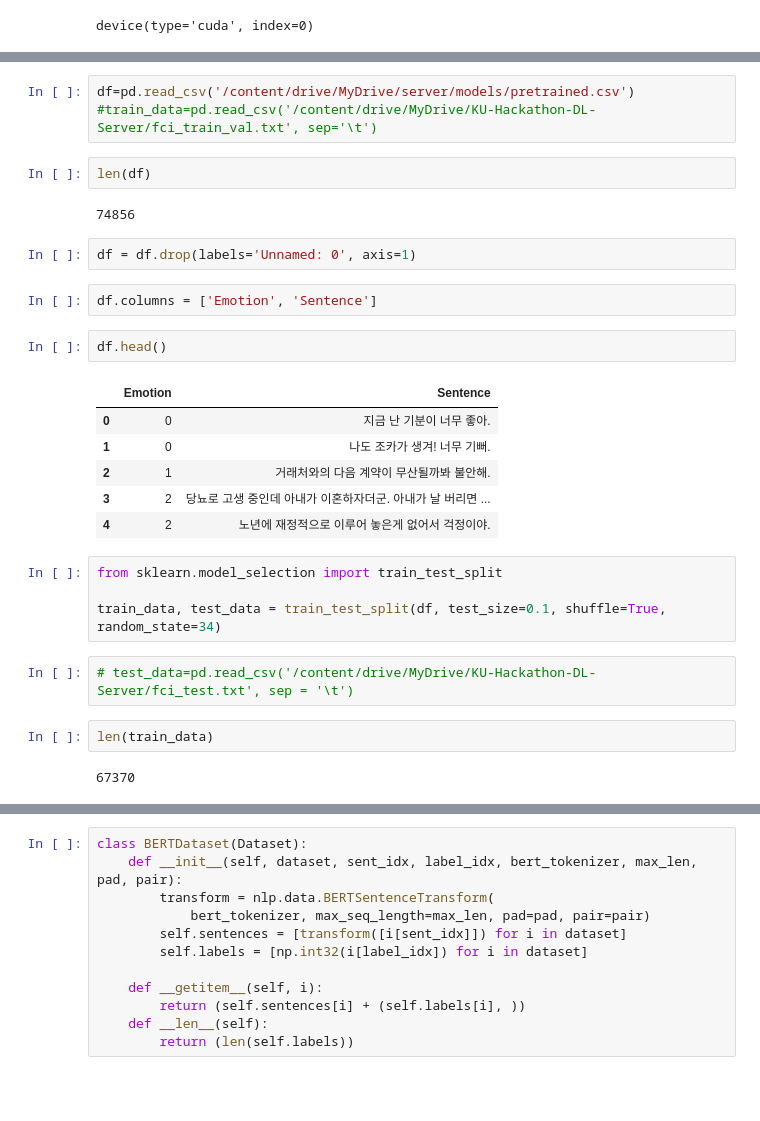
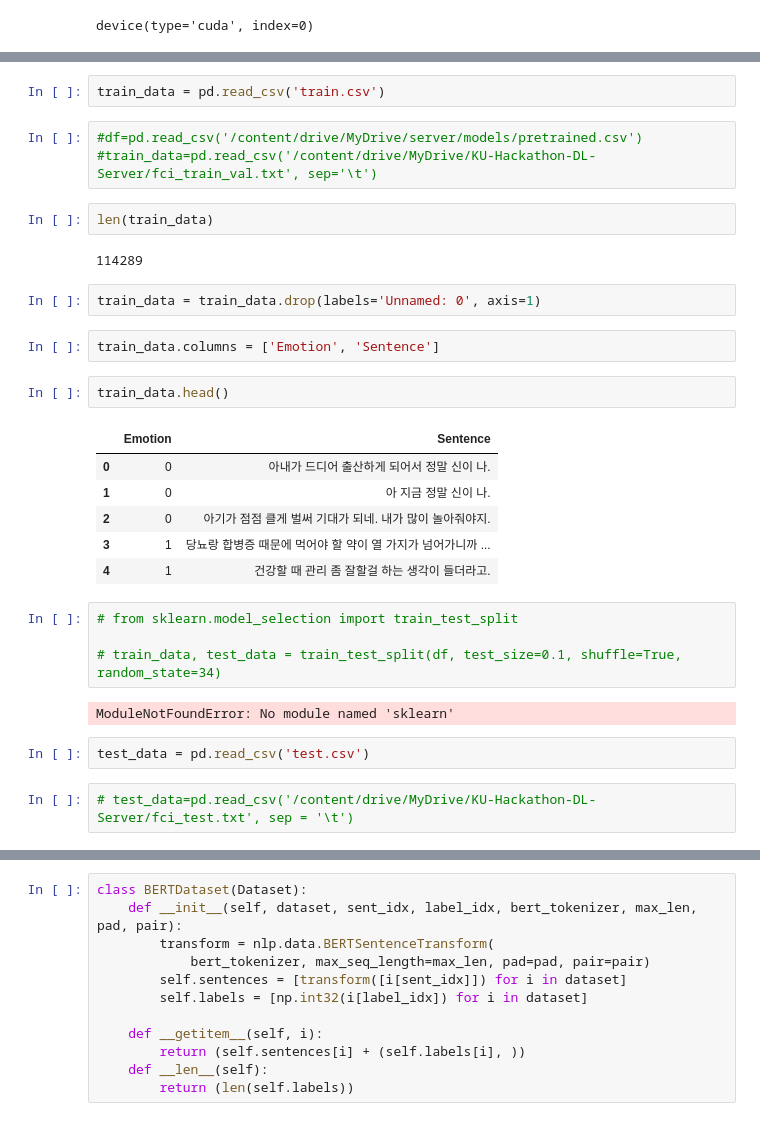
Before and after one commit to ryuni-dev/KU-Hackathon-DL-Server, a Jupyter notebook: KoBERT_Sentiment_test.ipynb, the cells around one changed output, grey strips where cells are left out. Saved outputs shown, nothing was run; the diff lists cells and outputs as text; blank space fills up the shorter version.

```diff
--- a/KoBERT_Sentiment_test.ipynb
+++ b/KoBERT_Sentiment_test.ipynb
@@ -101,33 +100,35 @@ bertmodel, vocab = get_pytorch_kobert_model()
+# %%
+train_data = pd.read_csv('train.csv')
 # %%
-df=pd.read_csv('/content/drive/MyDrive/server/models/pretrained.csv')
+#df=pd.read_csv('/content/drive/MyDrive/server/models/pretrained.csv')
 #train_data=pd.read_csv('/content/drive/MyDrive/KU-Hackathon-DL-Server/fci_train_val.txt', sep='\t')
 # %%
-len(df)
+len(train_data)
 # %% [output]
-74856
+114289
 # %%
-df = df.drop(labels='Unnamed: 0', axis=1)
+train_data = train_data.drop(labels='Unnamed: 0', axis=1)
 # %%
-df.columns = ['Emotion', 'Sentence']
+train_data.columns = ['Emotion', 'Sentence']
 # %%
-df.head()
+train_data.head()
 # %% [output]
 |  | Emotion | Sentence |
-| 0 | 0 | 지금 난 기분이 너무 좋아. |
-| 1 | 0 | 나도 조카가 생겨! 너무 기뻐. |
-| 2 | 1 | 거래처와의 다음 계약이 무산될까봐 불안해. |
-| 3 | 2 | 당뇨로 고생 중인데 아내가 이혼하자더군. 아내가 날 버리면 ... |
-| 4 | 2 | 노년에 재정적으로 이루어 놓은게 없어서 걱정이야. |
+| 0 | 0 | 아내가 드디어 출산하게 되어서 정말 신이 나. |
+| 1 | 0 | 아 지금 정말 신이 나. |
+| 2 | 0 | 아기가 점점 클게 벌써 기대가 되네. 내가 많이 놀아줘야지. |
+| 3 | 1 | 당뇨랑 합병증 때문에 먹어야 할 약이 열 가지가 넘어가니까 ... |
+| 4 | 1 | 건강할 때 관리 좀 잘할걸 하는 생각이 들더라고. |
 # %%
-from sklearn.model_selection import train_test_split
+# from sklearn.model_selection import train_test_split
 
-train_data, test_data = train_test_split(df, test_size=0.1, shuffle=True, random_state=34)
+# train_data, test_data = train_test_split(df, test_size=0.1, shuffle=True, random_state=34)
+# %% [output]
+ModuleNotFoundError: No module named 'sklearn'
+# %%
+test_data = pd.read_csv('test.csv')
 # %%
 # test_data=pd.read_csv('/content/drive/MyDrive/KU-Hackathon-DL-Server/fci_test.txt', sep = '\t')
-# %%
-len(train_data)
-# %% [output]
-67370
 # %%
 test_data
 # %% [output]
```
Also changed, not shown: parts of 14 cells of this notebook, 6 other files.
